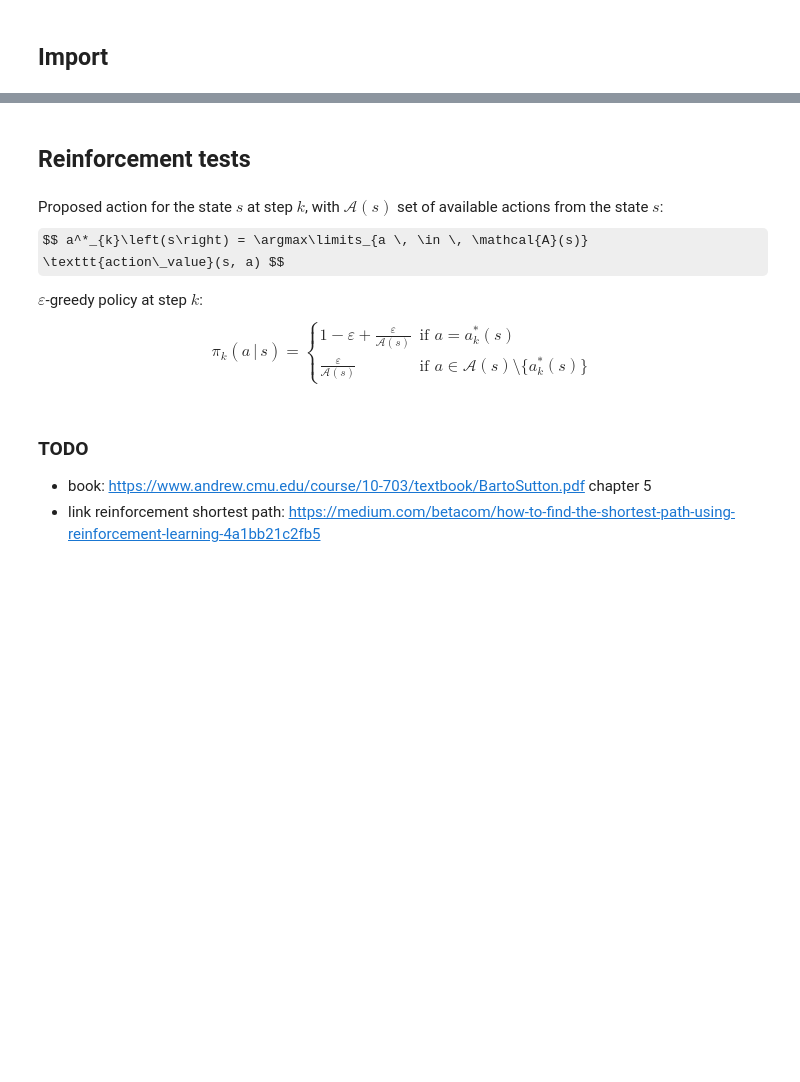
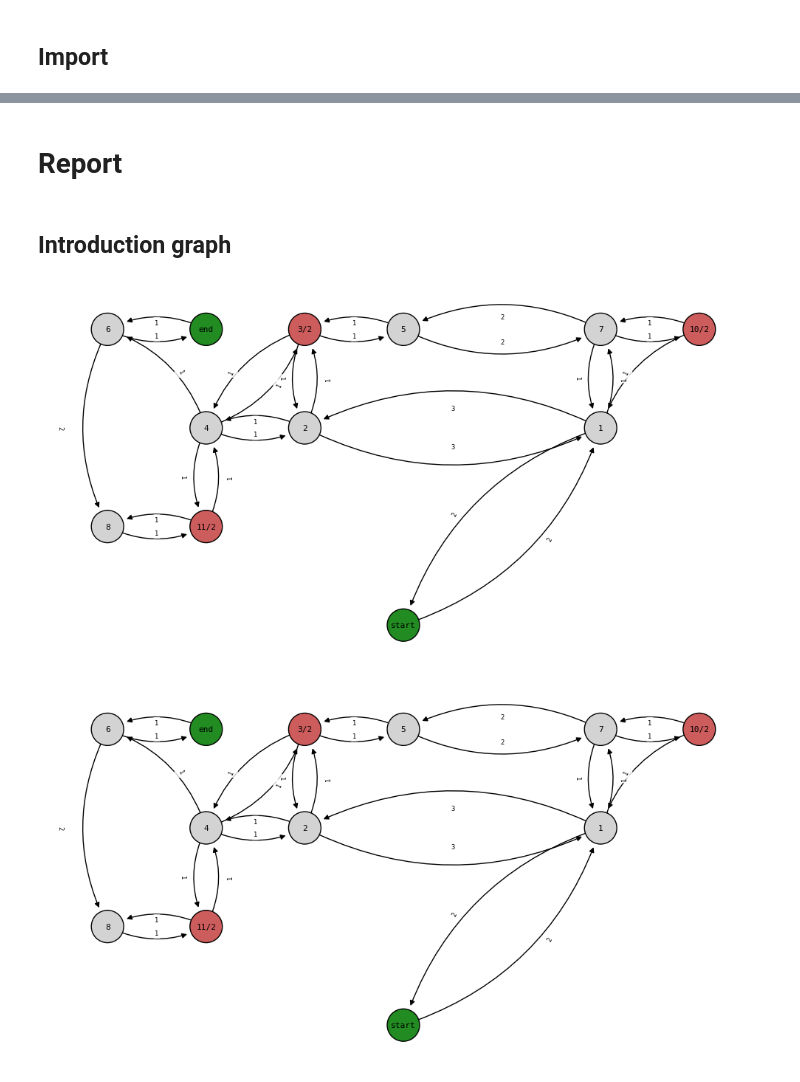
Before and after one commit to caporali/keep_heading_north, a Jupyter notebook: code/source/khn_test.ipynb, the cells around one changed output, grey strips where cells are left out. Saved outputs shown, nothing was run; the diff lists cells and outputs as text; code cells hidden in the pictures; some formulas as TeX source; blank space fills up the shorter version.

```diff
--- a/code/source/khn_test.ipynb
+++ b/code/source/khn_test.ipynb
@@ -17,6 +94,15 @@ m.load("../maps/" + map_filename + ".map")
+# %% [markdown]
+# Report
+# %% [markdown]
+## Introduction graph
 # %%
-m = map()
-map_filename = "1"
-m.load("../maps/" + map_filename + ".map")
-# m.draw(filename = "../maps/" + map_filename + ".png",
-# 	figure_size = 15)
+seed = 760
+random.seed(seed)
+k = 3
+m = map(generate = k)
+map_filename = "intro_0"
+m.draw(filename = "../maps/" + map_filename + ".png",
+	figure_size = 10)
+# %% [output]
+[figure, added]
+[figure, added]
@@ -39,13 +108,0 @@ map_filename = "gen_0"
-# %% [markdown]
-## Reinforcement tests
-# %% [markdown]
-Proposed action for the state $s$ at step $k$, with $\mathcal{A}(s)$ set of available actions from the state $s$:
-$$ a^*_{k}\left(s\right) = \argmax\limits_{a \, \in \, \mathcal{A}(s)} \texttt{action\_value}(s, a) $$
-
-$\varepsilon$-greedy policy at step $k$:
-$$ \pi_{k}\left(a \,|\, s\right) =
-\begin{cases}
-	1 - \varepsilon + \frac{\varepsilon}{\mathcal{A}(s)} & \text{if } a = a^*_{k}\left(s\right)  \\
-	\frac{\varepsilon}{\mathcal{A}(s)} & \text{if } a \in \mathcal{A}(s) \setminus \{a^*_{k}\left(s\right)\}
-\end{cases}
-$$
@@ -82,4 +108,0 @@ for gamemode in ["shortest_path", "survivor", "explorer"]:
-# %% [markdown]
-### TODO
-- book: https://www.andrew.cmu.edu/course/10-703/textbook/BartoSutton.pdf chapter 5
-- link reinforcement shortest path: https://medium.com/betacom/how-to-find-the-shortest-path-using-reinforcement-learning-4a1bb21c2fb5
```
Also changed, not shown: parts of 23 cells of this notebook, 37 other files.
